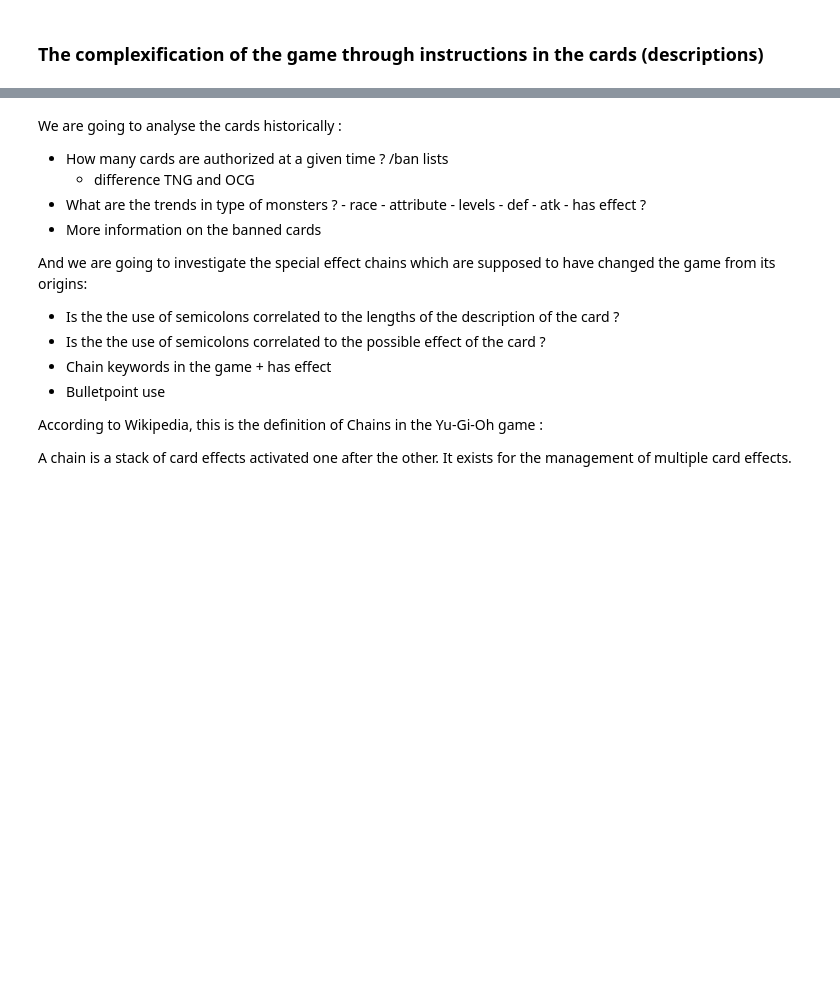
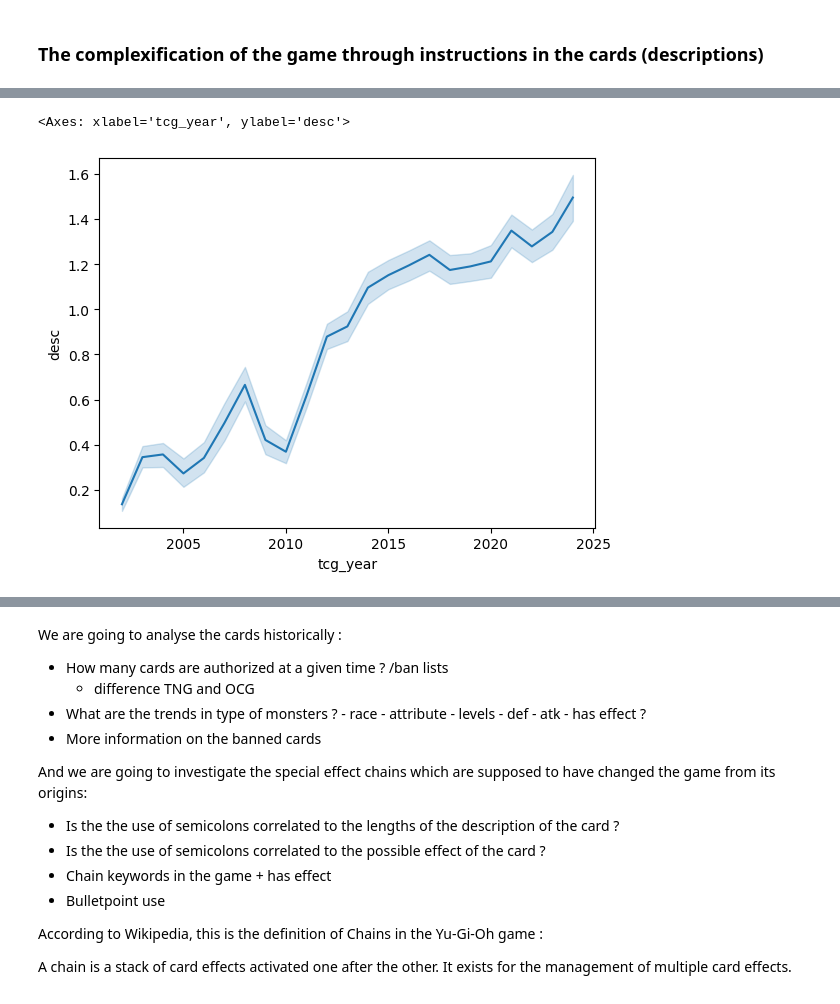
Before and after one commit to HanaeBonnafoux/yugioh, a Jupyter notebook: yu-gi-oh-s-evolution-through-the-cards.ipynb, the cells around one changed output, grey strips where cells are left out. Saved outputs shown, nothing was run; the diff lists cells and outputs as text; code cells hidden in the pictures; blank space fills up the shorter version.

```diff
--- a/yu-gi-oh-s-evolution-through-the-cards.ipynb
+++ b/yu-gi-oh-s-evolution-through-the-cards.ipynb
@@ -517,0 +539,5 @@ But it makes sense since an archetype is a group of card that have a similar nam
+# %%
+sns.lineplot(cards_data, x="tcg_year", y=cards_data["desc"].str.count(':'))
+# %% [output]
+<Axes: xlabel='tcg_year', ylabel='desc'>
+[figure, added]
```
Also changed, not shown: parts of 5 cells of this notebook.
